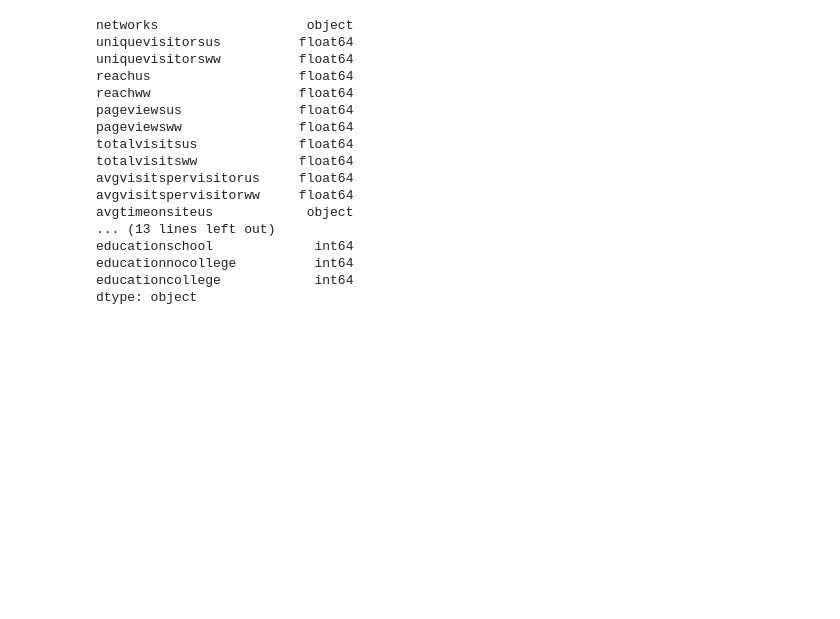
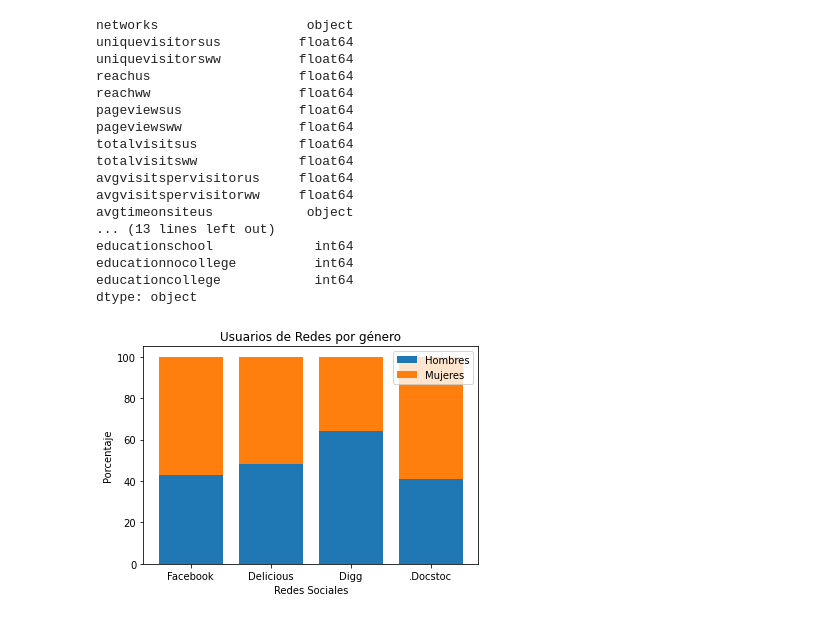
Before and after one commit to villagranp/DEV_Python, a Jupyter notebook: UNIR webscrapping/webscrapping.ipynb, the cells around one changed output. Drawn from its saved outputs; the diff is of its cells as text; code cells hidden in the pictures; blank space fills up the shorter version.

```diff
--- a/UNIR webscrapping/webscrapping.ipynb
+++ b/UNIR webscrapping/webscrapping.ipynb
@@ -350,3 +350,27 @@ educationschool             int64
 educationnocollege          int64
 educationcollege            int64
 dtype: object
+# %%
+import numpy as np
+import matplotlib.pyplot as plt
+grupos = Dataframe['networks'][0:4]
+hombres = Dataframe['gendermale'][0:4]
+mujeres = Dataframe['genderfemale'][0:4]
+
+indice = np.arange(len(grupos))
+
+## Se crean las primeras barras
+plt.bar(indice, hombres, label='Hombres')
+
+## Se crean las segundas barras y se apilan sobre las primeras
+plt.bar(indice, mujeres, label='Mujeres',  bottom=hombres)
+
+plt.xticks(indice, grupos)
+plt.ylabel("Porcentaje")
+plt.xlabel("Redes Sociales")
+plt.title('Usuarios de Redes por género')
+plt.legend()
+
+plt.show()
+# %% [output]
+[figure, added]
```
Also changed, not shown: parts of 1 cell of this notebook.
